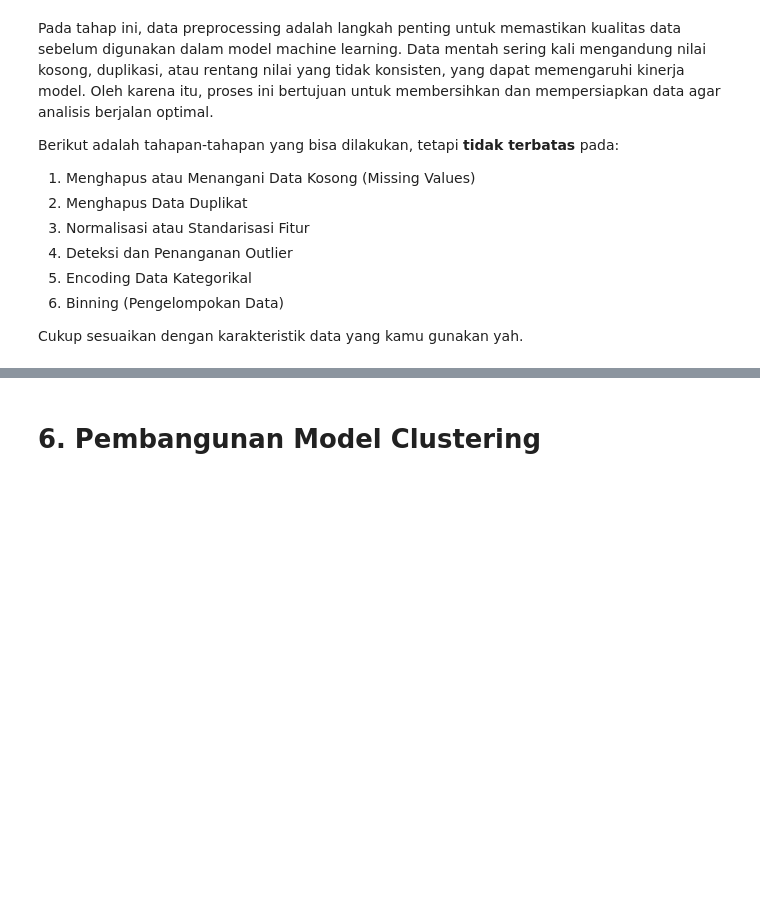
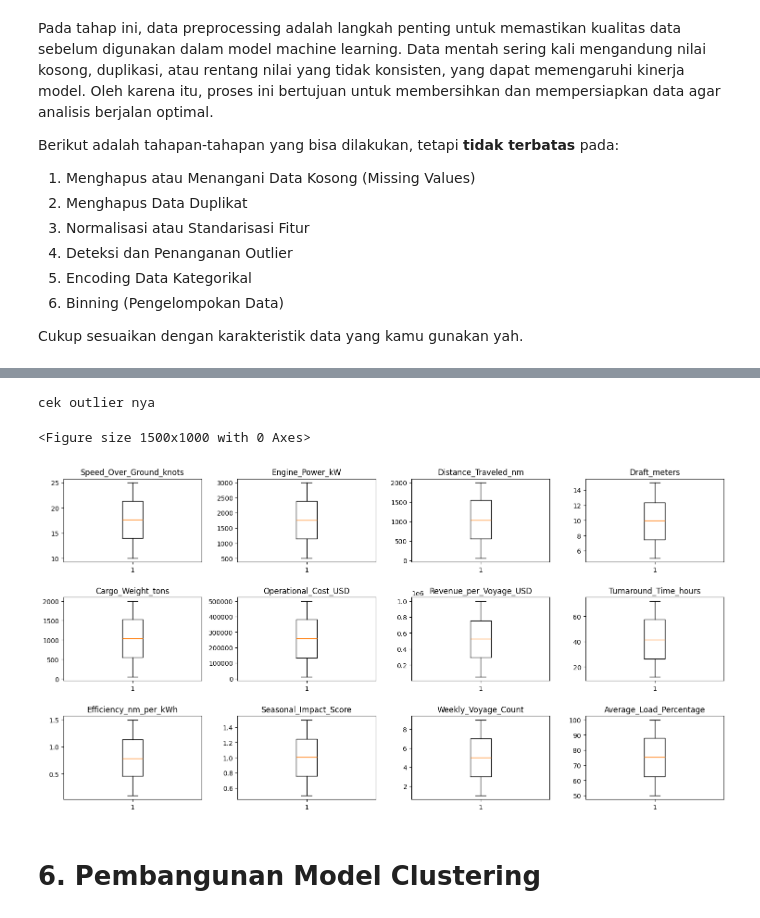
Before and after one commit to ftthalmhdi/ship, a Jupyter notebook: [Clustering]_Submission_Akhir_BMLP_Fattah_Al_Mahdi.ipynb, the cells around one changed output, grey strips where cells are left out. Drawn from its saved outputs; the diff is of its cells as text; code cells hidden in the pictures; blank space fills up the shorter version.

```diff
--- a/[Clustering]_Submission_Akhir_BMLP_Fattah_Al_Mahdi.ipynb
+++ b/[Clustering]_Submission_Akhir_BMLP_Fattah_Al_Mahdi.ipynb
@@ -76,0 +138,4 @@ Cukup sesuaikan dengan karakteristik data yang kamu gunakan yah.
+# %%
+df.shape
+df = df.drop_duplicates()
+df.shape
@@ -76,0 +148,5 @@ Cukup sesuaikan dengan karakteristik data yang kamu gunakan yah.
+# %%
+df.dropna(inplace=True)
+print('\nNilai Hilang setelah preprocessing:')
+print(df.isnull().sum())
+df.shape
@@ -76,0 +174,14 @@ Cukup sesuaikan dengan karakteristik data yang kamu gunakan yah.
+# %%
+print("cek outlier nya")
+plt.figure(figsize=(15, 10))
+plt.figure(figsize=(15, 10))
+for i, col in enumerate(numeric_data, 1):
+    plt.subplot(4, 4, i)
+    plt.boxplot(df[col])
+    plt.title(col)
+plt.tight_layout()
+plt.show()
+# %% [output]
+cek outlier nya
+<Figure size 1500x1000 with 0 Axes>
+[figure, added]
```
Also changed, not shown: parts of 12 cells of this notebook.
